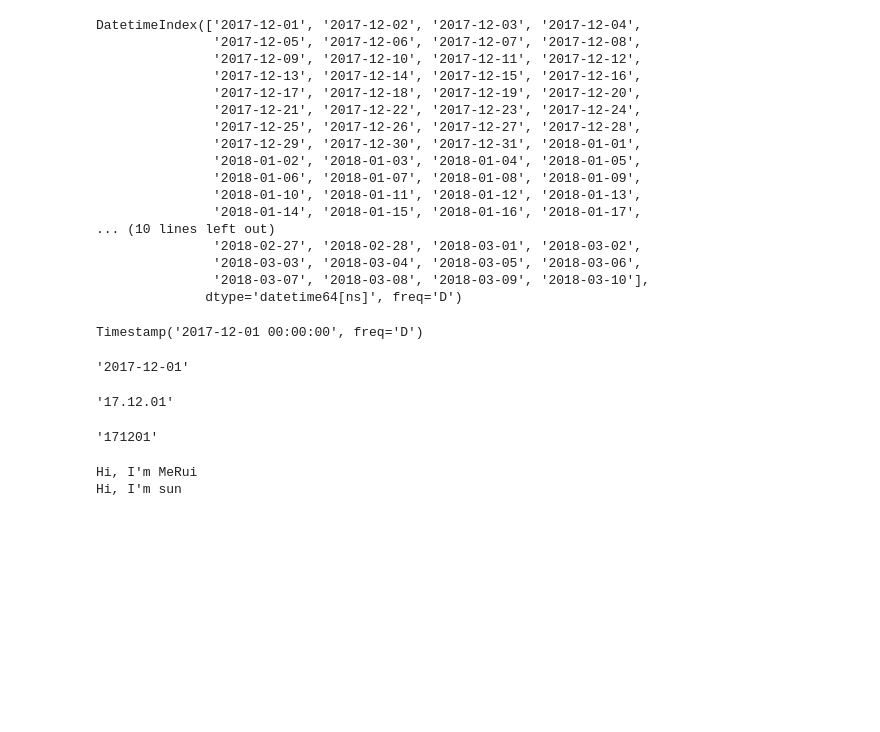
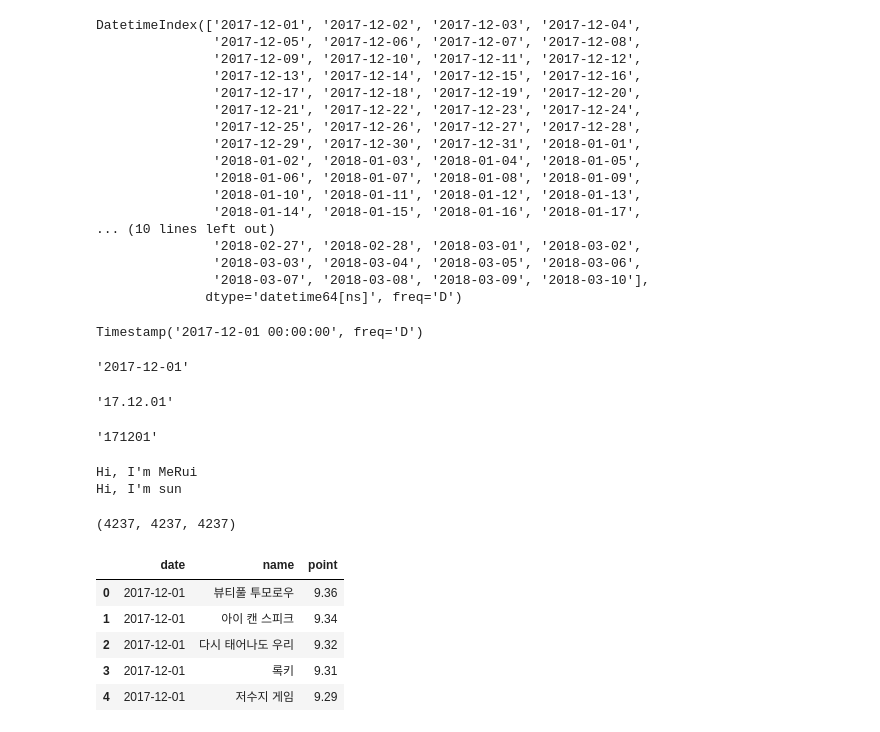
Before and after one commit to newrandom/Zero_part5_EDA-scrapping, a Jupyter notebook: chapter/04-21. 네이버 영화 평점 사이트 분석 시작하기.ipynb, the cells around one changed output. Cells and saved outputs as stored; diff of their text form; code cells hidden in the pictures; blank space fills up the shorter version.

```diff
--- a/chapter/04-21. 네이버 영화 평점 사이트 분석 시작하기.ipynb
+++ b/chapter/04-21. 네이버 영화 평점 사이트 분석 시작하기.ipynb
@@ -210,7 +210,7 @@ for today in tqdm(date):
     movie_name.extend([soup.find_all('div', 'tit5')[n].a.string for n in range(0, end)])
     movie_point.extend([soup.find_all('td', 'point')[n].string for n in range(0, end)])
 
-    time.sleep(0.3)
+    time.sleep(0.5)
 # %%
 # from urllib.request import Request
 # from bs4 import BeautifulSoup
@@ -221,3 +221,21 @@ for today in tqdm(date):
 # req = Request(html.format(date_='20220801'), headers={'User-Agent' : 'Chrome'})
 # resonse = urlopen(req)
 # soup = BeautifulSoup(resonse,'html.parser')
+# %%
+len(movie_date), len(movie_name), len(movie_point)
+# %% [output]
+(4237, 4237, 4237)
+# %%
+movie = pd.DataFrame({
+    'date' : movie_date,
+    'name' : movie_name,
+    'point' : movie_point
+})
+movie.head()
+# %% [output]
+|  | date | name | point |
+| 0 | 2017-12-01 | 뷰티풀 투모로우 | 9.36 |
+| 1 | 2017-12-01 | 아이 캔 스피크 | 9.34 |
+| 2 | 2017-12-01 | 다시 태어나도 우리 | 9.32 |
+| 3 | 2017-12-01 | 록키 | 9.31 |
+| 4 | 2017-12-01 | 저수지 게임 | 9.29 |
```
Also changed, not shown: parts of 3 cells of this notebook, 9 other files.
